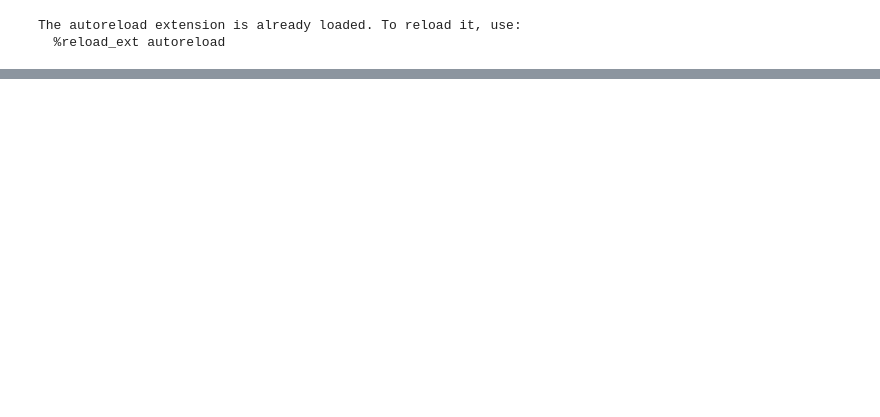
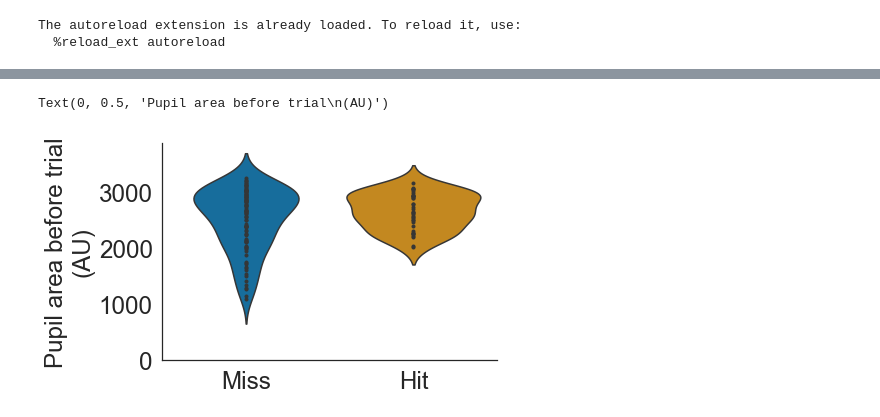
Before and after one commit to Packer-Lab/Vape, a Jupyter notebook: jupyter/pupil_imaging.ipynb, the cells around one changed output, grey strips where cells are left out. Cells and saved outputs as stored; diff of their text form; code cells hidden in the pictures; blank space fills up the shorter version.

```diff
--- a/jupyter/pupil_imaging.ipynb
+++ b/jupyter/pupil_imaging.ipynb
@@ -172,0 +215,11 @@ plt.ylabel('Pupil Area (AU)')
+# %%
+_ = plt.hist(pre_pupil[session.outcome=='miss'], 15, color='red')
+_ = plt.hist(pre_pupil[session.outcome=='hit'], 15)
+
+sns.violinplot(data=[pre_pupil[session.outcome=='miss'], pre_pupil[session.outcome=='hit']],
+               orient='v', inner='point')
+plt.xticks([0,1], ['Miss', 'Hit'])
+plt.ylabel('Pupil area before trial\n(AU)')
+# %% [output]
+Text(0, 0.5, 'Pupil area before trial\n(AU)')
+[figure, added]
```
Also changed, not shown: parts of 17 cells of this notebook, 2 other files.
